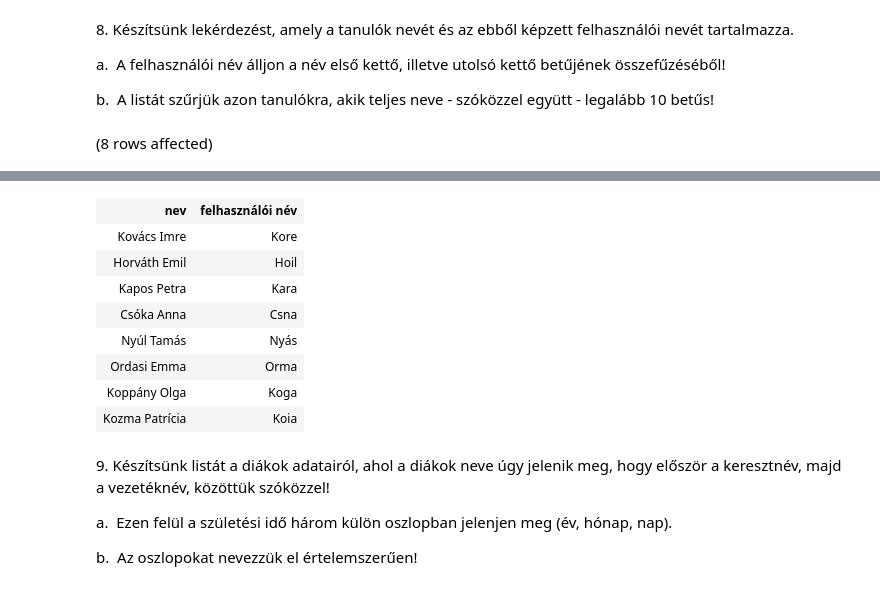
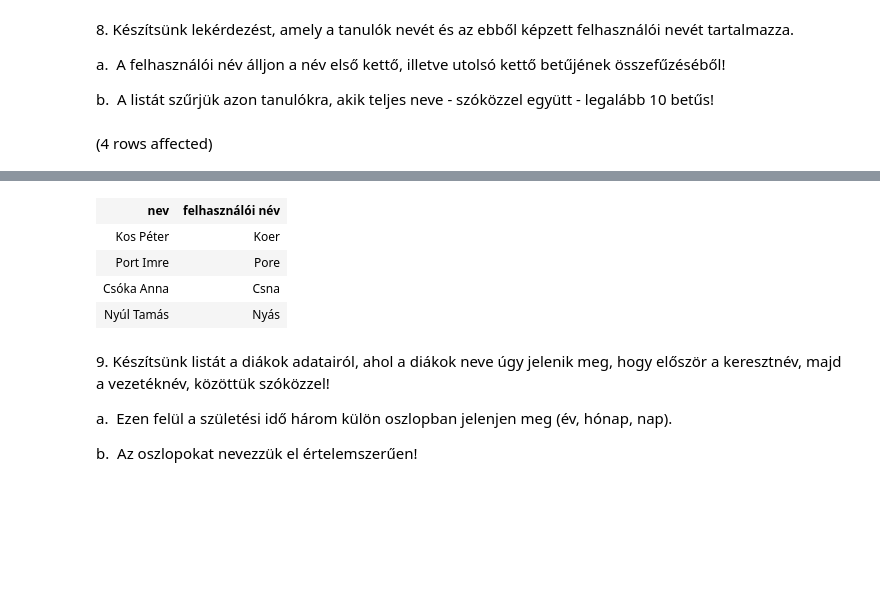
Before and after one commit to MedSzabolcs/SQL_G02, a Jupyter notebook: gyakorlat01_feladatok.ipynb, the cells around one changed output, grey strips where cells are left out. Drawn from its saved outputs; the diff is of its cells as text; code cells hidden in the pictures; blank space fills up the shorter version.

```diff
--- a/gyakorlat01_feladatok.ipynb
+++ b/gyakorlat01_feladatok.ipynb
@@ -163,6 +163,6 @@ b.  A listát szűrjük azon tanulókra, akik teljes neve - szóközz
 SELECT nev,
        LEFT(nev, 2) + RIGHT(nev, 2) AS 'felhasználói név'
 FROM diak
-WHERE LEN(nev) >=10
+WHERE LEN(nev) <=10
 # %% [output]
-(8 rows affected)
+(4 rows affected)
@@ -170,12 +170,8 @@ Total execution time: 00:00:00.038
 | nev | felhasználói név |
-| Kovács Imre | Kore |
-| Horváth Emil | Hoil |
-| Kapos Petra | Kara |
+| Kos Péter | Koer |
+| Port Imre | Pore |
 | Csóka Anna | Csna |
 | Nyúl Tamás | Nyás |
-| Ordasi Emma | Orma |
-| Koppány Olga | Koga |
-| Kozma Patrícia | Koia |
 # %% [markdown]
 9. Készítsünk listát a diákok adatairól, ahol a diákok neve úgy jelenik meg, hogy először a keresztnév, majd a vezetéknév, közöttük szóközzel!
 
```
Also changed, not shown: parts of 15 cells of this notebook.
